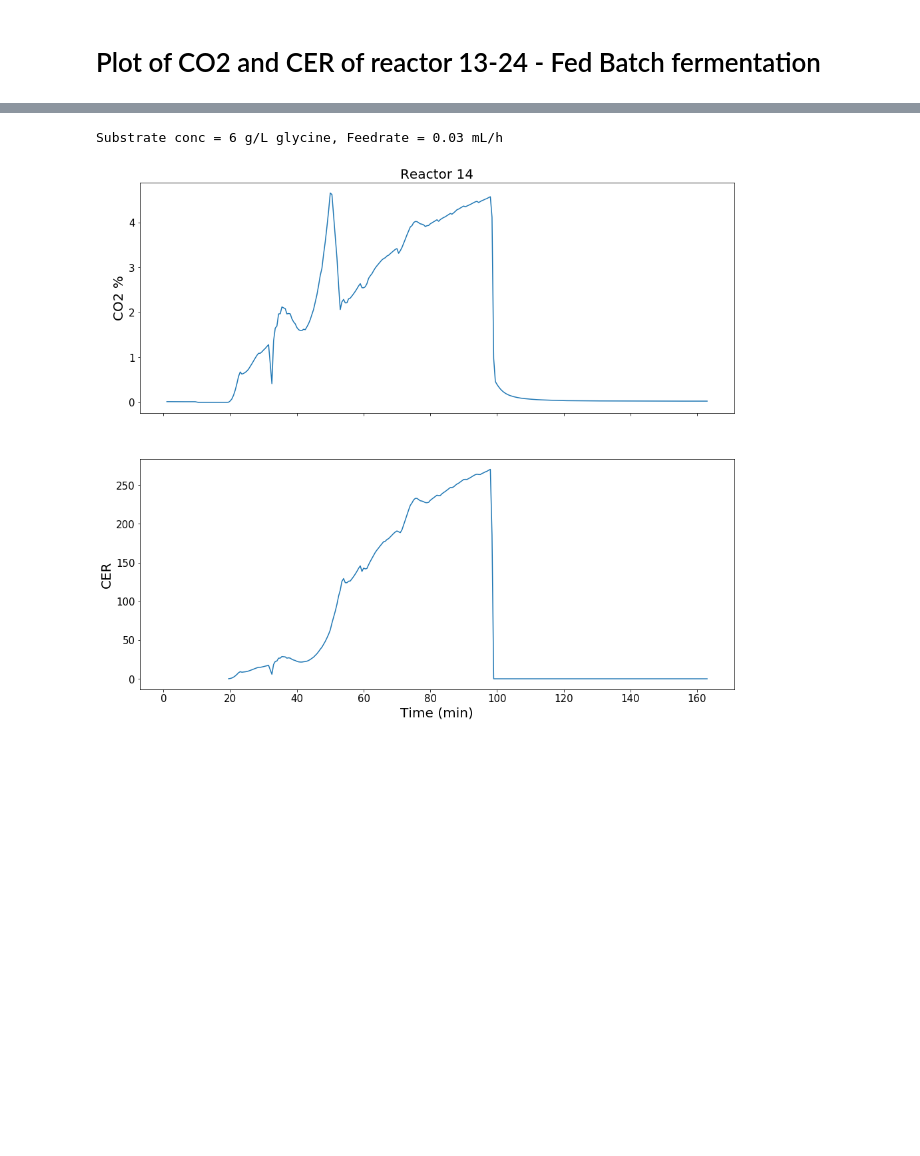
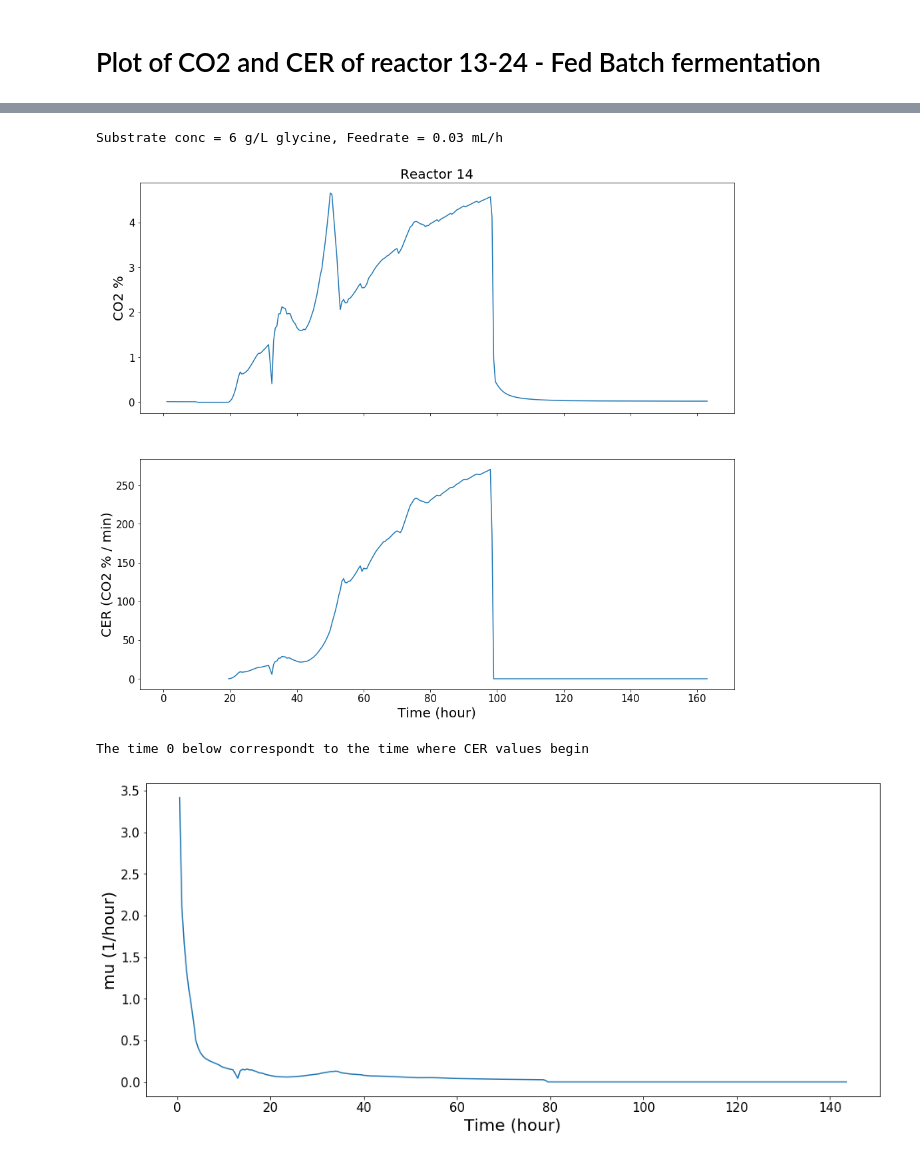
Before and after one commit to biosustain/fermentation-mpc, a Jupyter notebook: amber_calculations/CER_CO2_fedbatch.ipynb, the cells around one changed output, grey strips where cells are left out. Cells and saved outputs as stored; diff of their text form; code cells hidden in the pictures; blank space fills up the shorter version.

```diff
--- a/amber_calculations/CER_CO2_fedbatch.ipynb
+++ b/amber_calculations/CER_CO2_fedbatch.ipynb
@@ -29,6 +37,12 @@ Substrate conc = 6 g/L glycine, Feedrate = 0.03 mL/h
 # %%
 print('Substrate conc = 6 g/L glycine, Feedrate = 0.03 mL/h')
 plot_cer_co2(R14, 14)
+data_frame_selected_values_R14, mu_R14 = calculate_mu(R14, 14)
+print('The time 0 below correspondt to the time where CER values begin')
+plot_mu(data_frame_selected_values_R14, mu_R14)
+plot_mu_smaller_interval(data_frame_selected_values_R14, mu_R14)
 # %% [output]
 Substrate conc = 6 g/L glycine, Feedrate = 0.03 mL/h
-[figure, old version]
+[figure, new version]
+The time 0 below correspondt to the time where CER values begin
+[figure, added]
```
Also changed, not shown: parts of 13 cells of this notebook, 1 other file.
